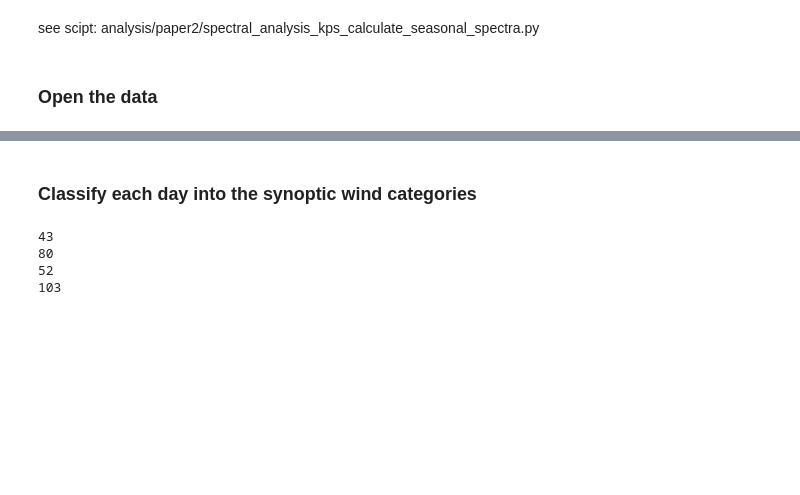
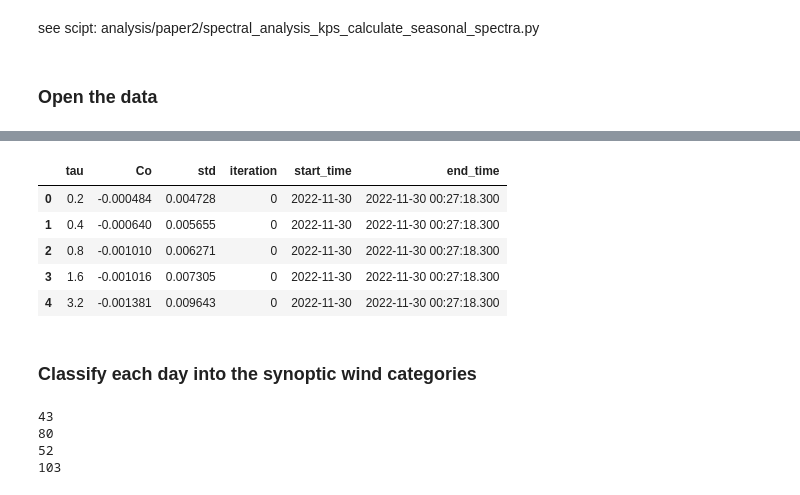
Before and after one commit to elischwat/sublimationofsnow, a Jupyter notebook: analysis/paper2/spectral_analysis_kps.ipynb, the cells around one changed output, grey strips where cells are left out. Cells and saved outputs as stored; diff of their text form; code cells hidden in the pictures; blank space fills up the shorter version.

```diff
--- a/analysis/paper2/spectral_analysis_kps.ipynb
+++ b/analysis/paper2/spectral_analysis_kps.ipynb
@@ -402,3 +398,13 @@ daily_mrds_uv_df.head()
+# %%
+daily_mrds_vw_df = pd.read_parquet('mrds/vw/')
+daily_mrds_vw_df.head()
+# %% [output]
+|  | tau | Co | std | iteration | start_time | end_time |
+| 0 | 0.2 | -0.000484 | 0.004728 | 0 | 2022-11-30 | 2022-11-30 00:27:18.300 |
+| 1 | 0.4 | -0.000640 | 0.005655 | 0 | 2022-11-30 | 2022-11-30 00:27:18.300 |
+| 2 | 0.8 | -0.001010 | 0.006271 | 0 | 2022-11-30 | 2022-11-30 00:27:18.300 |
+| 3 | 1.6 | -0.001016 | 0.007305 | 0 | 2022-11-30 | 2022-11-30 00:27:18.300 |
+| 4 | 3.2 | -0.001381 | 0.009643 | 0 | 2022-11-30 | 2022-11-30 00:27:18.300 |
 # %% [markdown]
 ### Classify each day into the synoptic wind categories
 # %%
```
Also changed, not shown: parts of 12 cells of this notebook, 1 other file.
